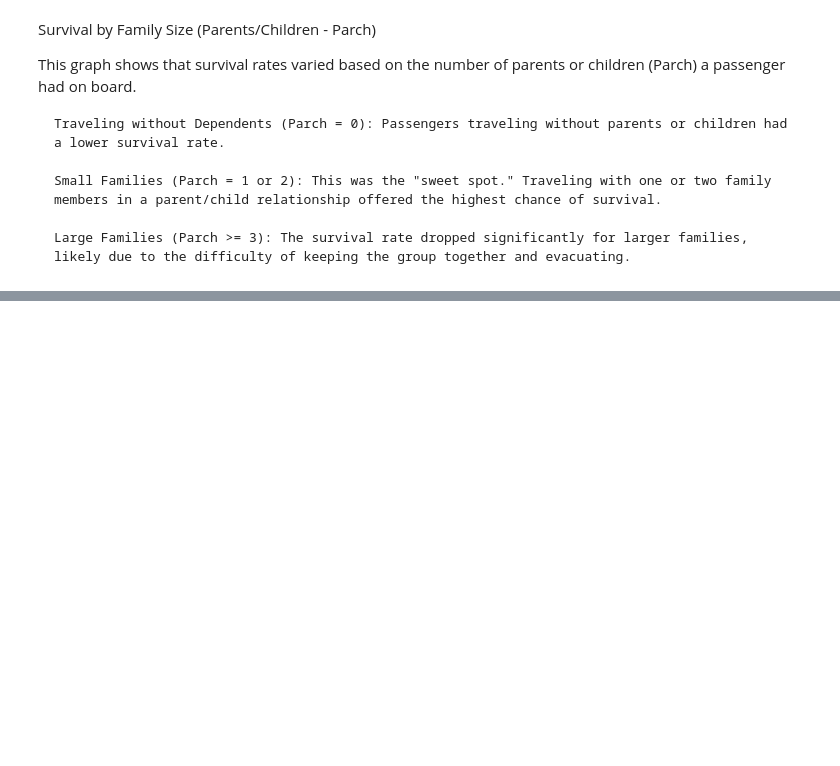
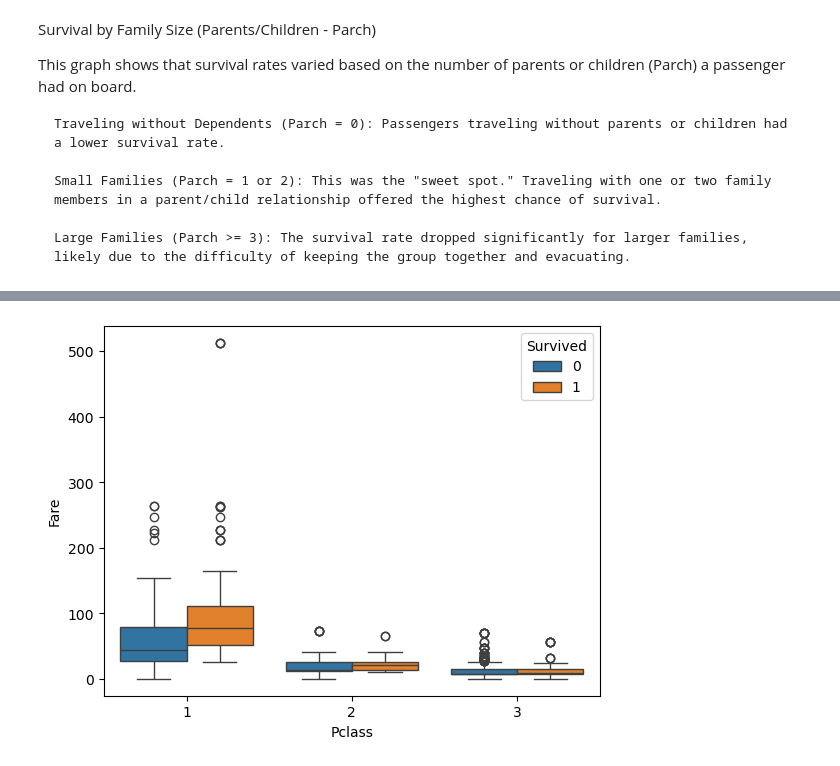
Before and after one commit to YohanFr18/titanic-naive-bayes, a Jupyter notebook: notebooks/naive_bayes.ipynb, the cells around one changed output, grey strips where cells are left out. Saved outputs shown, nothing was run; the diff lists cells and outputs as text; code cells hidden in the pictures; blank space fills up the shorter version.

```diff
--- a/notebooks/naive_bayes.ipynb
+++ b/notebooks/naive_bayes.ipynb
@@ -163,0 +192,4 @@ This graph shows that survival rates varied based on the number of parents or ch
+# %%
+sns.boxplot(x=train['Pclass'], y=train['Fare'], hue=train['Survived']);
+# %% [output]
+[figure, added]
```
Also changed, not shown: parts of 25 cells of this notebook.
